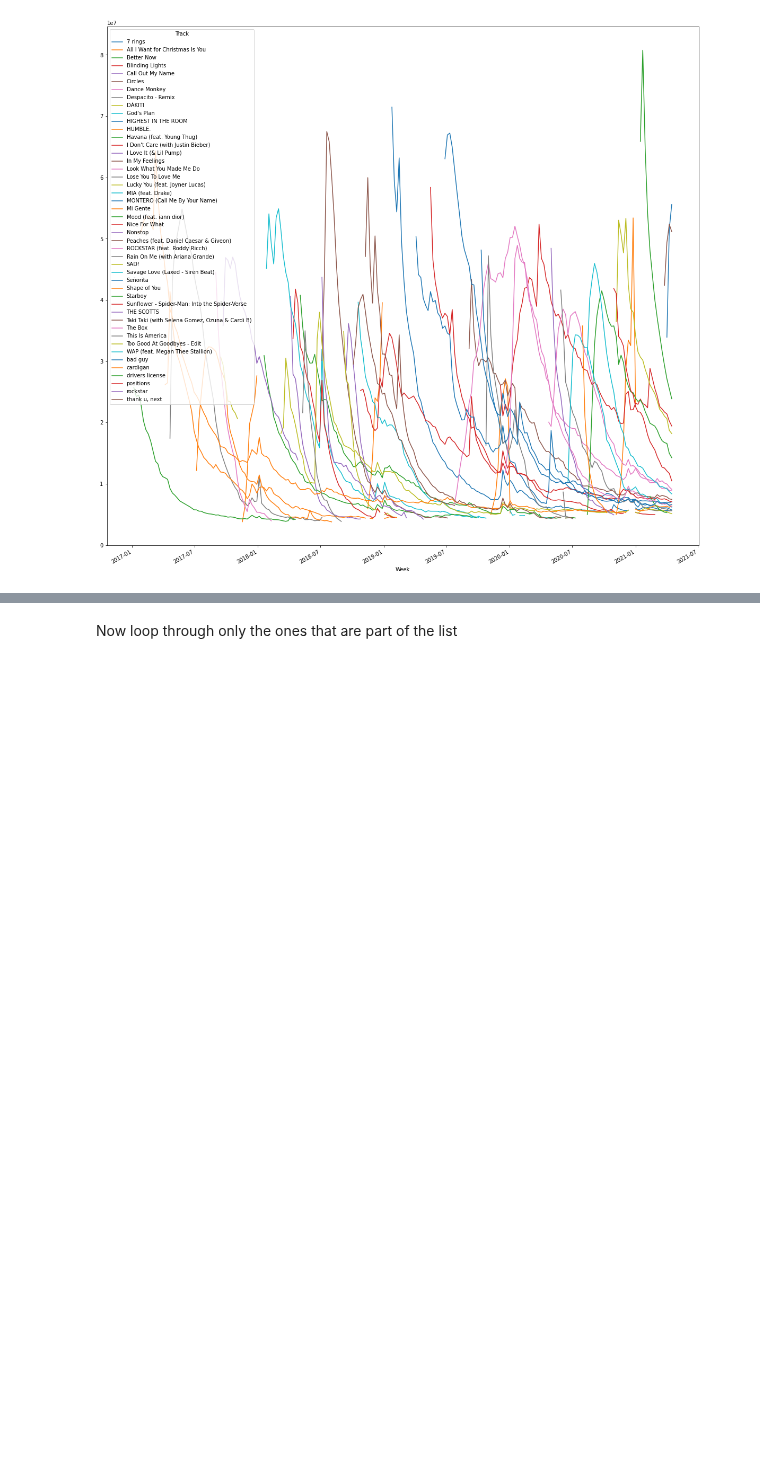
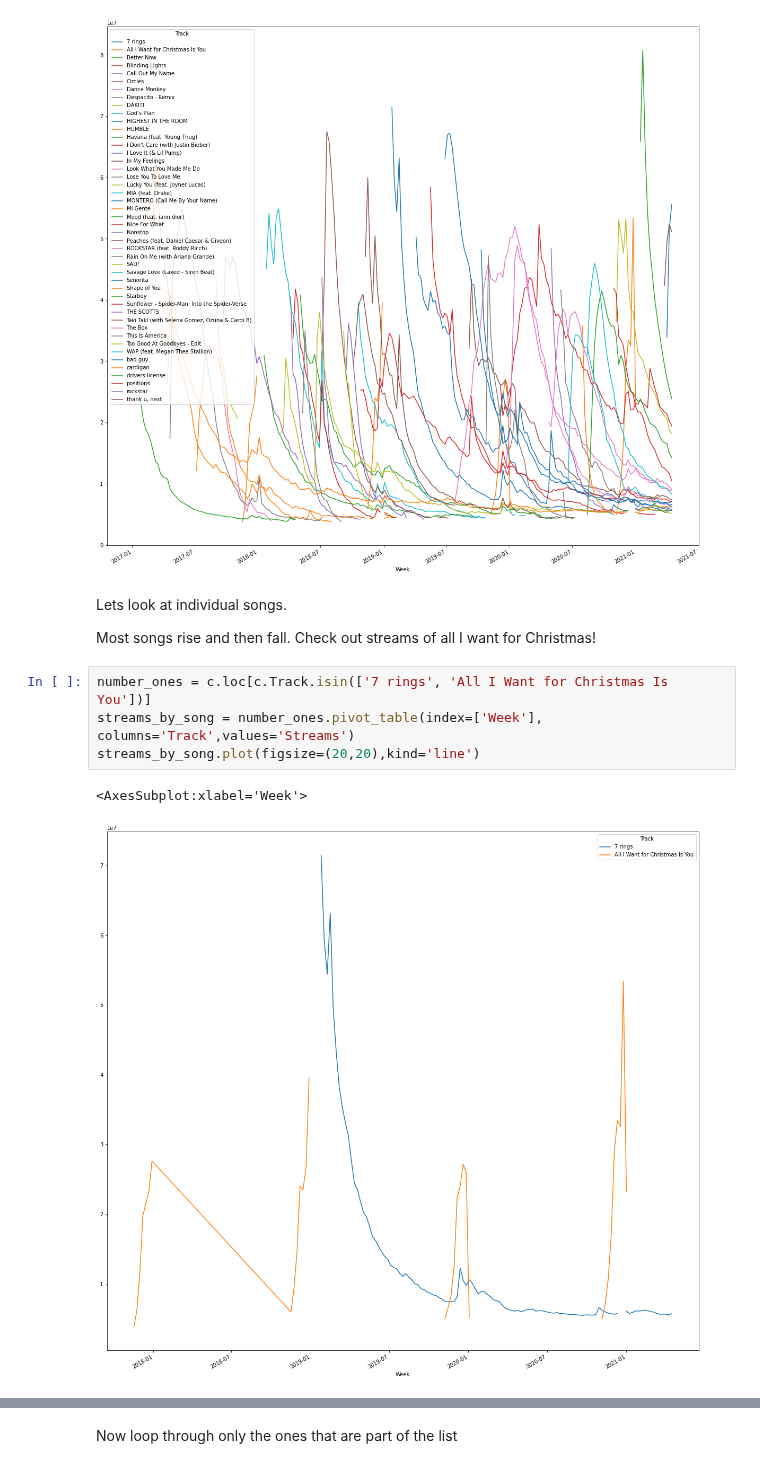
Before and after one commit to mblackstock/ds1-analytics, a Jupyter notebook: projects/spotify.ipynb, the cells around one changed output, grey strips where cells are left out. Saved outputs shown, nothing was run; the diff lists cells and outputs as text; blank space fills up the shorter version.

```diff
--- a/projects/spotify.ipynb
+++ b/projects/spotify.ipynb
@@ -199,4 +197,15 @@ streams_by_song.plot(figsize=(20,20),kind='line')
 # %% [output]
 <AxesSubplot:xlabel='Week'>
 [figure]
+# %% [markdown]
+Lets look at individual songs.
+
+Most songs rise and then fall.  Check out streams of all I want for Christmas!
+# %%
+number_ones = c.loc[c.Track.isin(['7 rings', 'All I Want for Christmas Is You'])]
+streams_by_song = number_ones.pivot_table(index=['Week'], columns='Track',values='Streams')
+streams_by_song.plot(figsize=(20,20),kind='line')
+# %% [output]
+<AxesSubplot:xlabel='Week'>
+[figure, added]
 # %% [markdown]
```
Also changed, not shown: parts of 18 cells of this notebook, 1 other file.
